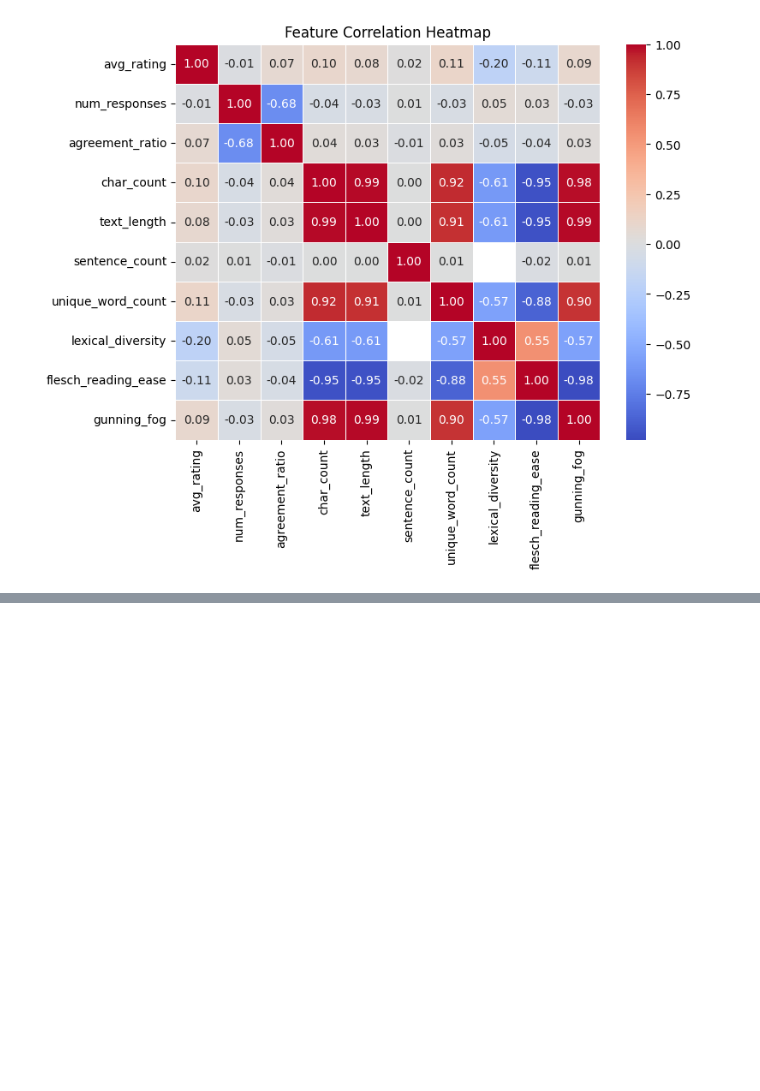
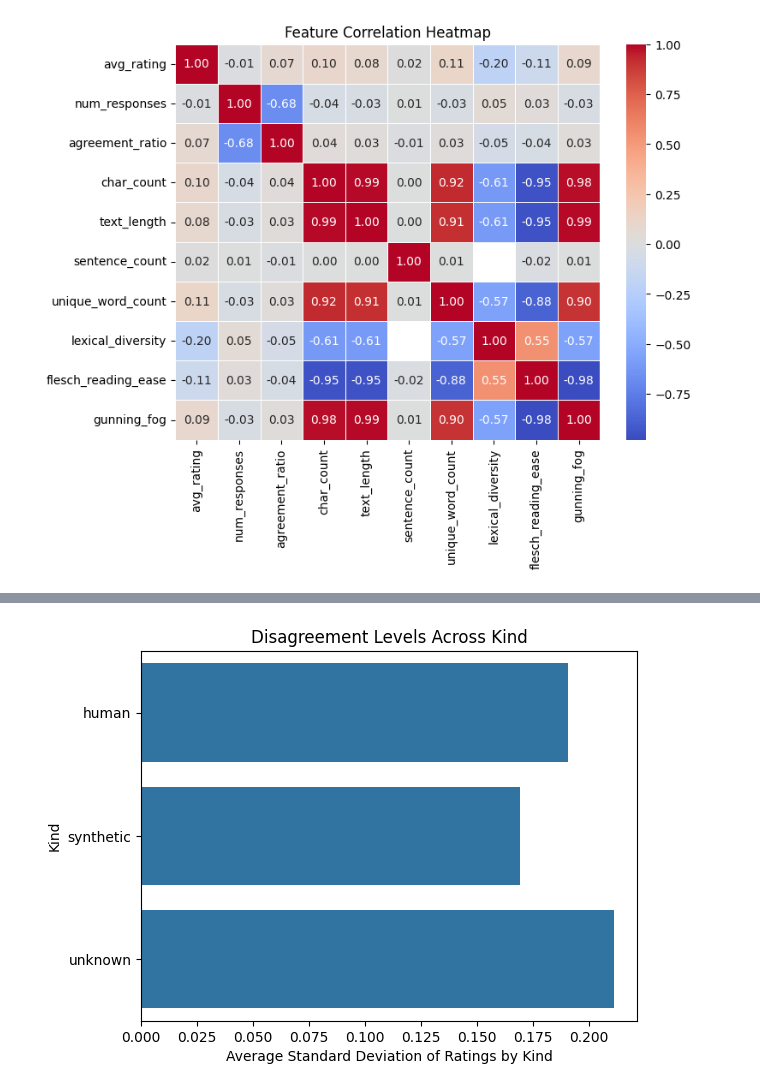
Before and after one commit to GSA/Customer-Data-Survey-Analysis, a Jupyter notebook: Notebooks/Classifier/Exploratory Data Analysis for Classifier.ipynb, the cells around one changed output, grey strips where cells are left out. Cells and saved outputs as stored; diff of their text form; code cells hidden in the pictures; blank space fills up the shorter version.

```diff
--- a/Notebooks/Classifier/Exploratory Data Analysis for Classifier.ipynb
+++ b/Notebooks/Classifier/Exploratory Data Analysis for Classifier.ipynb
@@ -1130,0 +1295,17 @@ plt.show()
+# %%
+# Agreement vs prompt category: Are certain categories more subjective?
+# Goal: See if certain categories tend to have more disagreement.
+# Identify prompt types that are more subjective than others.
+# Increased annotation guidelines for high-variance categories. However it is still unclear how these prompts were annotated.
+
+# Group by Kind category and compute average disagreeement
+kind_disagreement = df.groupby("kind")["response_std"].mean().reset_index()
+
+# Plot
+sns.barplot(data=kind_disagreement, x="response_std", y="kind")
+plt.xlabel("Average Standard Deviation of Ratings by Kind")
+plt.ylabel("Kind")
+plt.title("Disagreement Levels Across Kind")
+plt.show()
+# %% [output]
+[figure, added]
```
Also changed, not shown: parts of 24 cells of this notebook.
